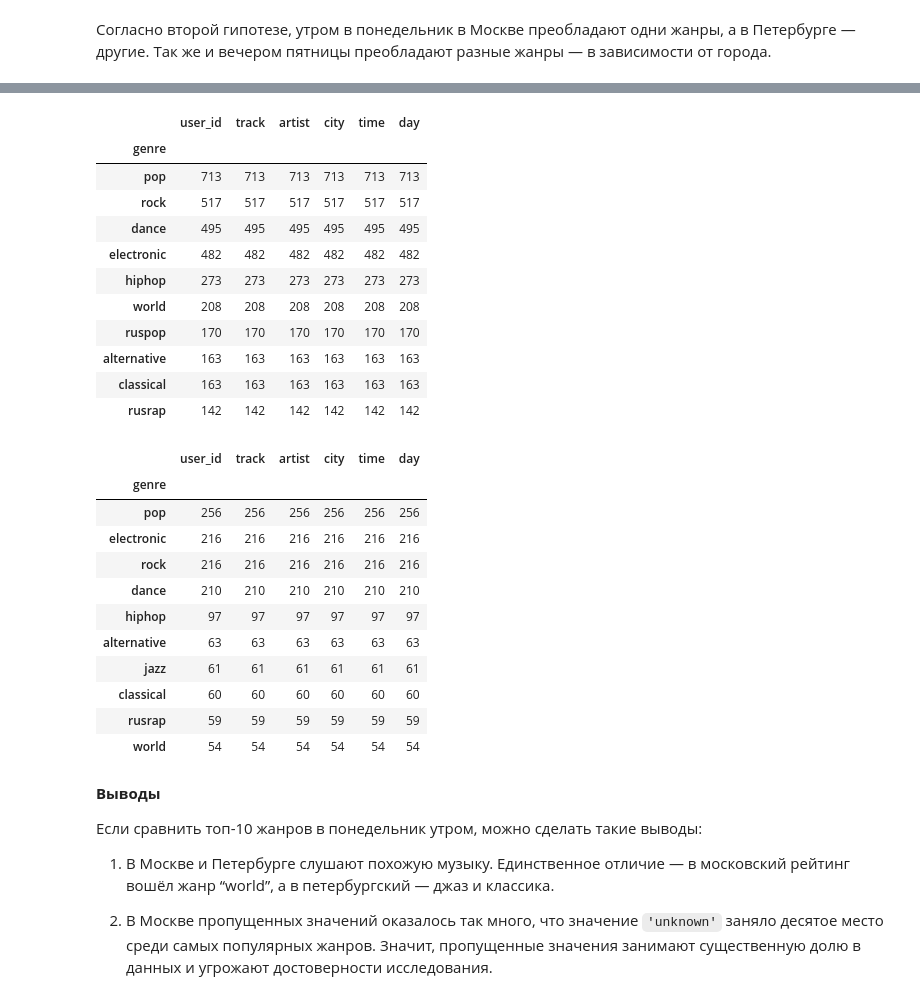
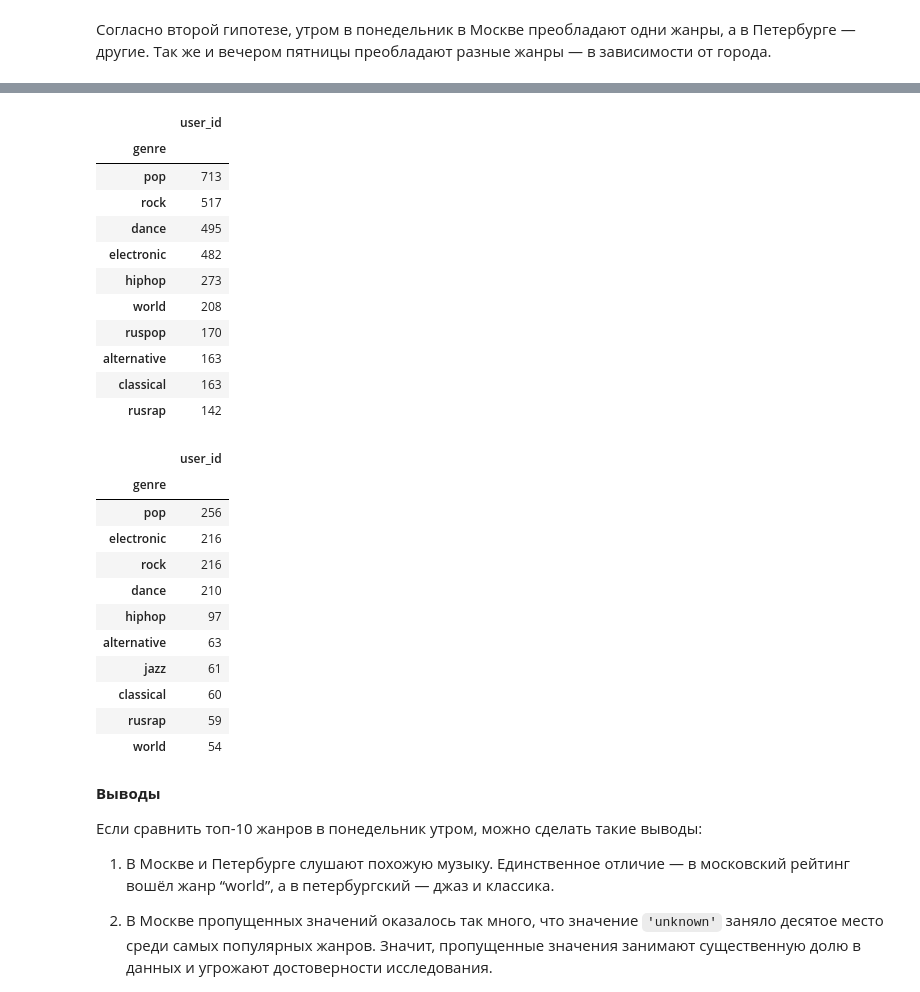
Before and after one commit to dmisharo/my_codes_repo, a Jupyter notebook: 01 Исследование данных сервиса Яндекс.Музыка — сравнение пользователей двух городов/sharonov_m1_01_final .ipynb, the cells around one changed output, grey strips where cells are left out. Cells and saved outputs as stored; diff of their text form; code cells hidden in the pictures.

```diff
--- a/01 Исследование данных сервиса Яндекс.Музыка — сравнение пользователей двух городов/sharonov_m1_01_final .ipynb
+++ b/01 Исследование данных сервиса Яндекс.Музыка — сравнение пользователей двух городов/sharonov_m1_01_final .ipynb
@@ -36,3 +28,3 @@ import pandas as pd
 # %%
 # чтение файла с данными и сохранение в df
-df = pd.read_csv('/datasets/yandex_music_project.csv')
+df = pd.read_csv('yandex_music_project.csv')
@@ -404,0 +327,9 @@ pd.DataFrame(data = calc_data, columns = col_names)
+# %%
+row1 = ['Moscow']
+row2 = ['Saint-Petersburg']
+for day in ['Monday', 'Wednesday', 'Friday']:
+    row1.append(number_tracks(day, row1[0]))
+    row2.append(number_tracks(day, row2[0]))
+col_names = ['city', 'monday', 'wednesday', 'friday']
+calc_data = [row1, row2]
+pd.DataFrame(data = calc_data, columns = col_names)
@@ -512,37 +423,37 @@ genre_weekday(spb_general, 'Monday', '07:00', '11:00')
 # %%
 # вызов функции для вечера пятницы в Москве
 
-genre_weekday(moscow_general, 'Friday', '17:00', '23:00')
+genre_weekday(moscow_general, 'Friday', '17:00', '23:00')['user_id'].to_frame()
 # %% [output]
-|  | user_id | track | artist | city | time | day |
-| genre |  |  |  |  |  |  |
-| pop | 713 | 713 | 713 | 713 | 713 | 713 |
-| rock | 517 | 517 | 517 | 517 | 517 | 517 |
-| dance | 495 | 495 | 495 | 495 | 495 | 495 |
-| electronic | 482 | 482 | 482 | 482 | 482 | 482 |
-| hiphop | 273 | 273 | 273 | 273 | 273 | 273 |
-| world | 208 | 208 | 208 | 208 | 208 | 208 |
-| ruspop | 170 | 170 | 170 | 170 | 170 | 170 |
-| alternative | 163 | 163 | 163 | 163 | 163 | 163 |
-| classical | 163 | 163 | 163 | 163 | 163 | 163 |
-| rusrap | 142 | 142 | 142 | 142 | 142 | 142 |
+|  | user_id |
+| genre |  |
+| pop | 713 |
+| rock | 517 |
+| dance | 495 |
+| electronic | 482 |
+| hiphop | 273 |
+| world | 208 |
+| ruspop | 170 |
+| alternative | 163 |
+| classical | 163 |
+| rusrap | 142 |
 # %%
 # вызов функции для вечера пятницы в Петербурге
 
-genre_weekday(spb_general, 'Friday', '17:00', '23:00')
+genre_weekday(spb_general, 'Friday', '17:00', '23:00')['user_id'].to_frame()
 # %% [output]
-|  | user_id | track | artist | city | time | day |
-| genre |  |  |  |  |  |  |
-| pop | 256 | 256 | 256 | 256 | 256 | 256 |
-| electronic | 216 | 216 | 216 | 216 | 216 | 216 |
-| rock | 216 | 216 | 216 | 216 | 216 | 216 |
-| dance | 210 | 210 | 210 | 210 | 210 | 210 |
-| hiphop | 97 | 97 | 97 | 97 | 97 | 97 |
-| alternative | 63 | 63 | 63 | 63 | 63 | 63 |
-| jazz | 61 | 61 | 61 | 61 | 61 | 61 |
-| classical | 60 | 60 | 60 | 60 | 60 | 60 |
-| rusrap | 59 | 59 | 59 | 59 | 59 | 59 |
-| world | 54 | 54 | 54 | 54 | 54 | 54 |
+|  | user_id |
+| genre |  |
+| pop | 256 |
+| electronic | 216 |
+| rock | 216 |
+| dance | 210 |
+| hiphop | 97 |
+| alternative | 63 |
+| jazz | 61 |
+| classical | 60 |
+| rusrap | 59 |
+| world | 54 |
 # %% [markdown]
 **Выводы**
 
```
Also changed, not shown: parts of 65 cells of this notebook.
